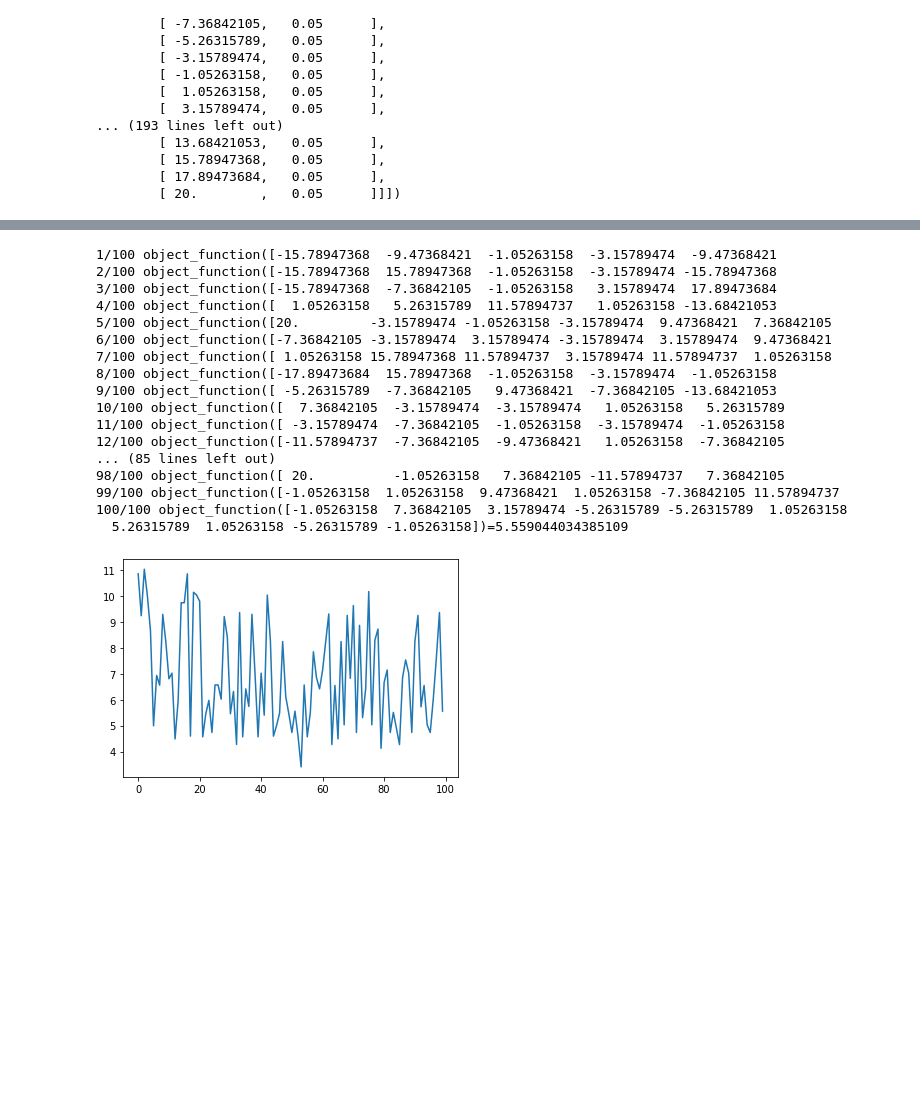
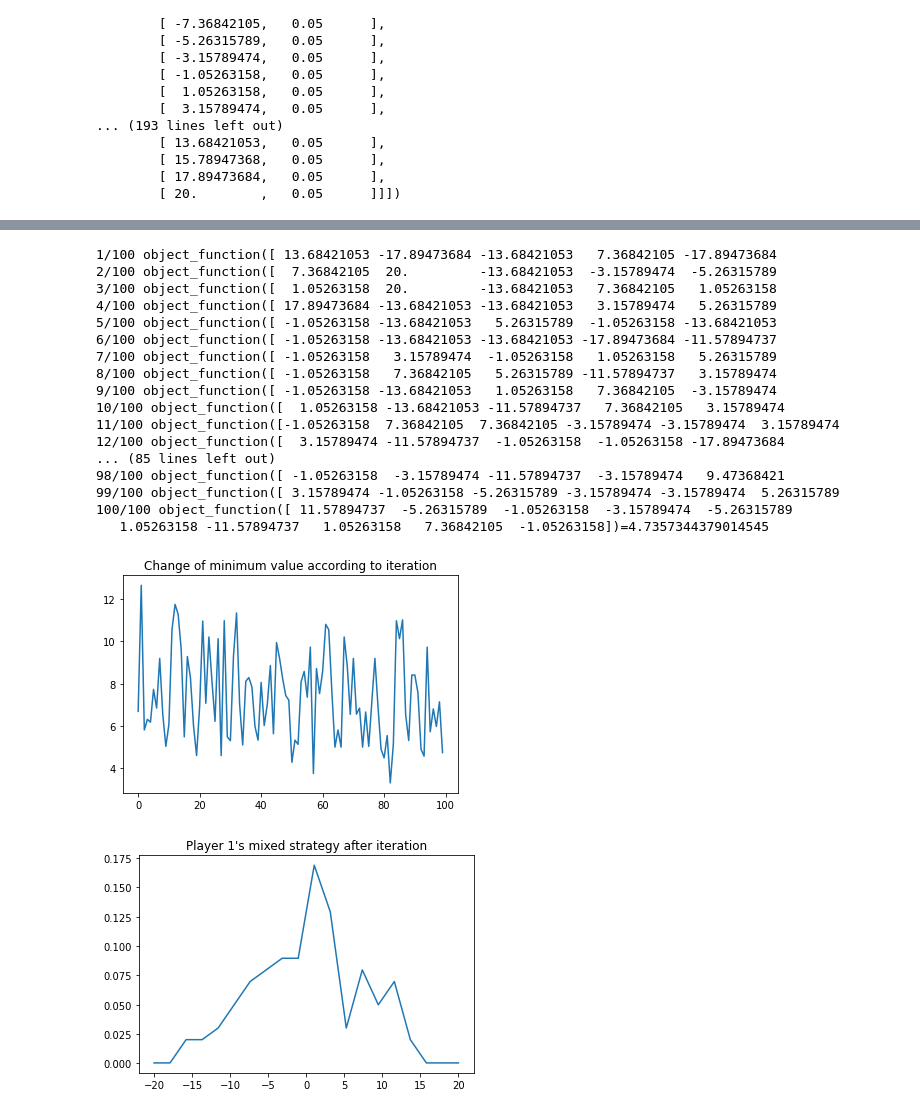
Before and after one commit to dolmani38/nash_loss, a Jupyter notebook: A_Continuos_Optimization_Algorithm_based_on_Fictitious_Play_Theory.ipynb, the cells around one changed output, grey strips where cells are left out. Drawn from its saved outputs; the diff is of its cells as text; code cells hidden in the pictures; blank space fills up the shorter version.

```diff
--- a/A_Continuos_Optimization_Algorithm_based_on_Fictitious_Play_Theory.ipynb
+++ b/A_Continuos_Optimization_Algorithm_based_on_Fictitious_Play_Theory.ipynb
@@ -263,9 +263,9 @@ def continuos_optimization_based_on_play_theory(object_function=f1,
         s = choice_strategies(strategy_matrix)
         # 목적함수의 값 산출
         mv = object_function(s)
-        print("\r{}/{} object_function({})={}               ".format(t,epoch,s,mv), end="", flush=True)
+        print("\r\r{}/{} object_function({})={}               ".format(t,epoch,s,mv), sep=" ", end="", flush=True)
         history.append(mv)
-    return s,history
+    return strategy_matrix,history
 # %%
 # 실험1
 import matplotlib.pyplot as plt
@@ -385,36 +403,42 @@ plt.show()
 # %%
 # 실험4
 # 논문에서 f4에 해당하는 함수
 def f4(player_strategies):
     y = (np.sum(player_strategies**2))**0.25 * (np.sin(50*np.sum(player_strategies**2)**0.1)**2 + 1.0)
     return y
 
-s,history = continuos_optimization_based_on_play_theory(object_function=f4,
+S,history = continuos_optimization_based_on_play_theory(object_function=f4,
                                                         player_count=player_count,
                                                         strategy_range=strategy_range,
                                                         number_of_strategies=number_of_strategies,
                                                         sample_count=sample_count,
                                                         epoch=epoch,
                                                         resolution=resolution)
 
 plt.plot(history)
+plt.title("Change of minimum value according to iteration")
 plt.show()
+
+plt.plot(S[0,:,0].reshape(S.shape[1]),S[0,:,1].reshape(S.shape[1]))
+plt.title("Player 1's mixed strategy after iteration")
+plt.show()
 # %% [output]
-1/100 object_function([-15.78947368  -9.47368421  -1.05263158  -3.15789474  -9.47368421
-2/100 object_function([-15.78947368  15.78947368  -1.05263158  -3.15789474 -15.78947368
-3/100 object_function([-15.78947368  -7.36842105  -1.05263158   3.15789474  17.89473684
-4/100 object_function([  1.05263158   5.26315789  11.57894737   1.05263158 -13.68421053
-5/100 object_function([20.         -3.15789474 -1.05263158 -3.15789474  9.47368421  7.36842105
-6/100 object_function([-7.36842105 -3.15789474  3.15789474 -3.15789474  3.15789474  9.47368421
-7/100 object_function([ 1.05263158 15.78947368 11.57894737  3.15789474 11.57894737  1.05263158
-8/100 object_function([-17.89473684  15.78947368  -1.05263158  -3.15789474  -1.05263158
-9/100 object_function([ -5.26315789  -7.36842105   9.47368421  -7.36842105 -13.68421053
-10/100 object_function([  7.36842105  -3.15789474  -3.15789474   1.05263158   5.26315789
-11/100 object_function([ -3.15789474  -7.36842105  -1.05263158  -3.15789474  -1.05263158
-12/100 object_function([-11.57894737  -7.36842105  -9.47368421   1.05263158  -7.36842105
+1/100 object_function([ 13.68421053 -17.89473684 -13.68421053   7.36842105 -17.89473684
+2/100 object_function([  7.36842105  20.         -13.68421053  -3.15789474  -5.26315789
+3/100 object_function([  1.05263158  20.         -13.68421053   7.36842105   1.05263158
+4/100 object_function([ 17.89473684 -13.68421053 -13.68421053   3.15789474   5.26315789
+5/100 object_function([ -1.05263158 -13.68421053   5.26315789  -1.05263158 -13.68421053
+6/100 object_function([ -1.05263158 -13.68421053 -13.68421053 -17.89473684 -11.57894737
+7/100 object_function([ -1.05263158   3.15789474  -1.05263158   1.05263158   5.26315789
+8/100 object_function([ -1.05263158   7.36842105   5.26315789 -11.57894737   3.15789474
+9/100 object_function([ -1.05263158 -13.68421053   1.05263158   7.36842105  -3.15789474
+10/100 object_function([  1.05263158 -13.68421053 -11.57894737   7.36842105   3.15789474
+11/100 object_function([-1.05263158  7.36842105  7.36842105 -3.15789474 -3.15789474  3.15789474
+12/100 object_function([  3.15789474 -11.57894737  -1.05263158  -1.05263158 -17.89473684
 ... (85 lines left out)
-98/100 object_function([ 20.          -1.05263158   7.36842105 -11.57894737   7.36842105
-99/100 object_function([-1.05263158  1.05263158  9.47368421  1.05263158 -7.36842105 11.57894737
-100/100 object_function([-1.05263158  7.36842105  3.15789474 -5.26315789 -5.26315789  1.05263158
-  5.26315789  1.05263158 -5.26315789 -1.05263158])=5.559044034385109
+98/100 object_function([ -1.05263158  -3.15789474 -11.57894737  -3.15789474   9.47368421
+99/100 object_function([ 3.15789474 -1.05263158 -5.26315789 -3.15789474 -3.15789474  5.26315789
+100/100 object_function([ 11.57894737  -5.26315789  -1.05263158  -3.15789474  -5.26315789
+   1.05263158 -11.57894737   1.05263158   7.36842105  -1.05263158])=4.7357344379014545
-[figure, old version]
+[figure, new version]
+[figure, added]
```
Also changed, not shown: parts of 28 cells of this notebook.
